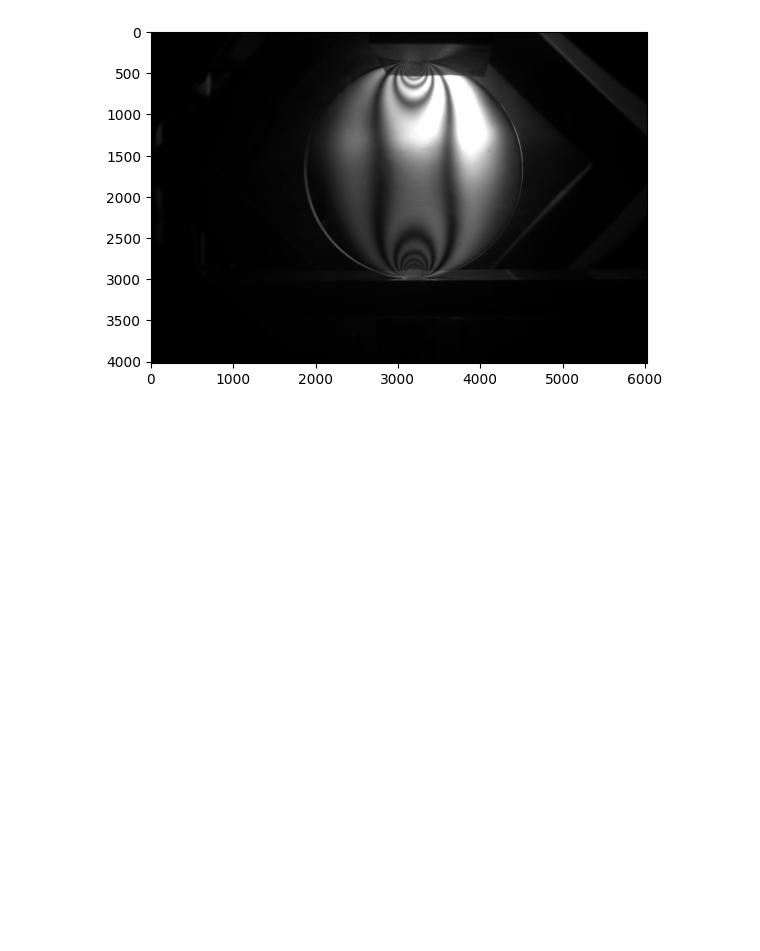
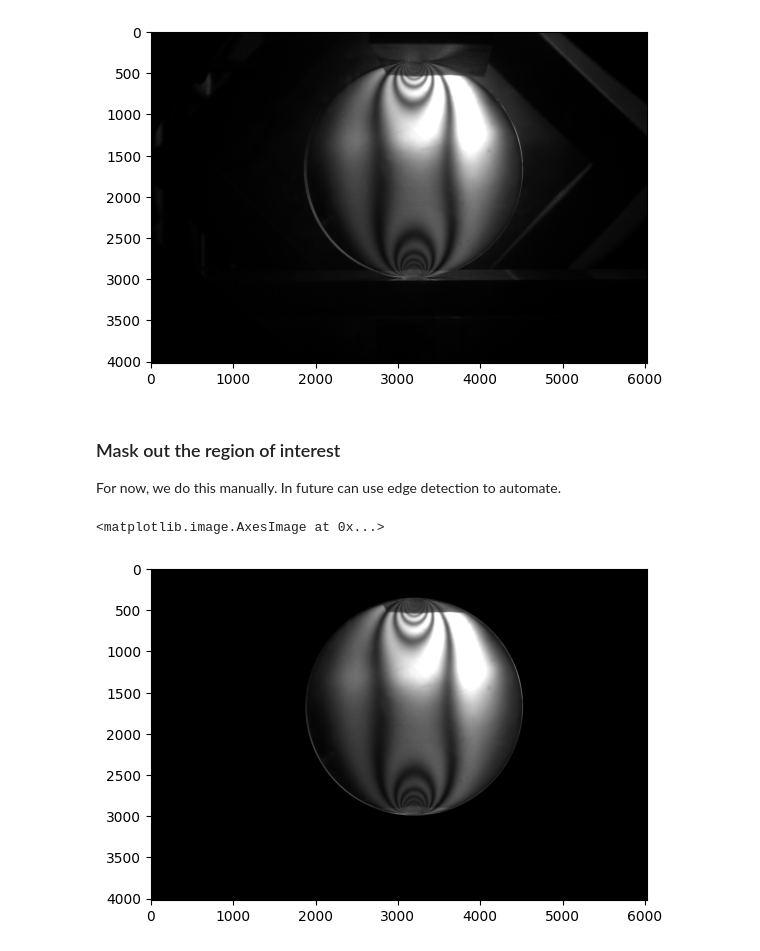
Before and after one commit to fs-bullard/photoelasticity, a Jupyter notebook: test.ipynb, the cells around one changed output. Drawn from its saved outputs; the diff is of its cells as text; code cells hidden in the pictures; blank space fills up the shorter version.

```diff
--- a/test.ipynb
+++ b/test.ipynb
@@ -67,3 +67,6 @@ plt.imshow(img_no_isoclin[:,:,1], cmap='gray')
 # %% [output]
 <matplotlib.image.AxesImage at 0x...>
 [figure]
+# %% [markdown]
+### Mask out the region of interest
+For now, we do this manually. In future can use edge detection to automate.
@@ -69,0 +75,12 @@ plt.imshow(img_no_isoclin[:,:,1], cmap='gray')
+# %%
+img_grey = img_no_isoclin[:, :, 1]
+
+mask = np.zeros(img_grey.shape, dtype=np.uint8)
+mask = cv.circle(mask, (3190, 1680), 1320, 255, -1)
+
+img = cv.bitwise_and(img_grey, mask)
+
+plt.imshow(img, cmap='gray')
+# %% [output]
+<matplotlib.image.AxesImage at 0x...>
+[figure, added]
```
Also changed, not shown: parts of 5 cells of this notebook, 1 other file.
